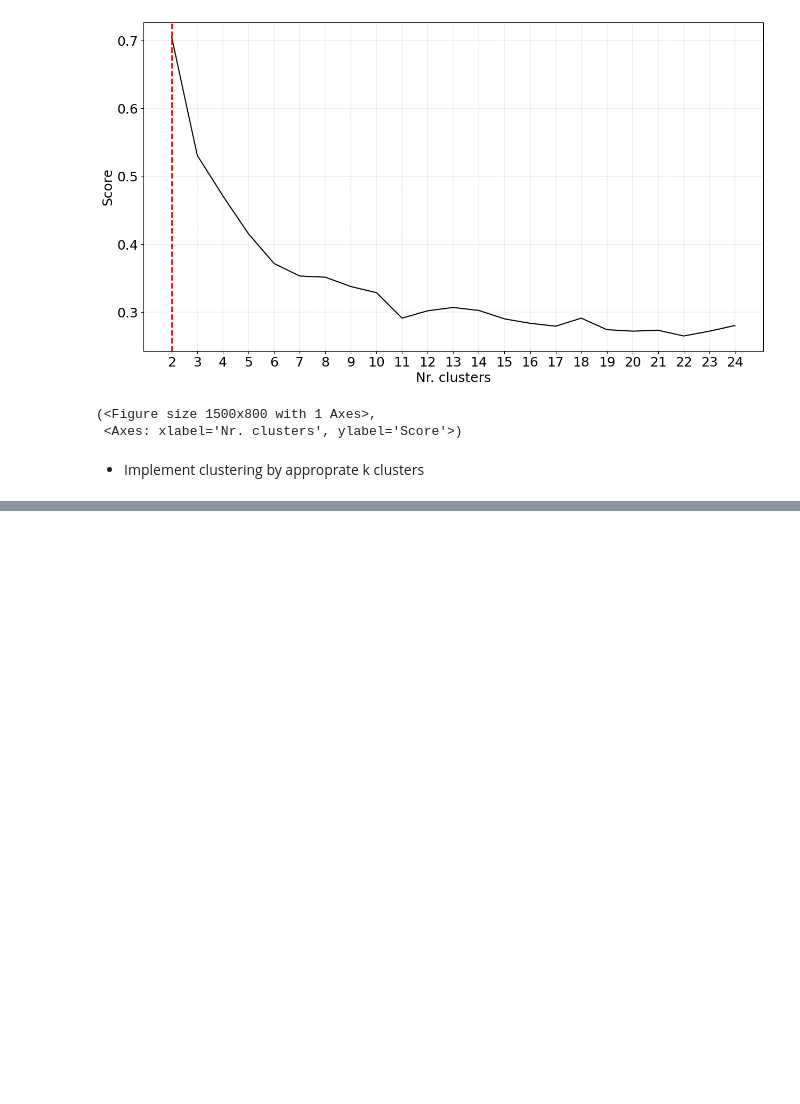
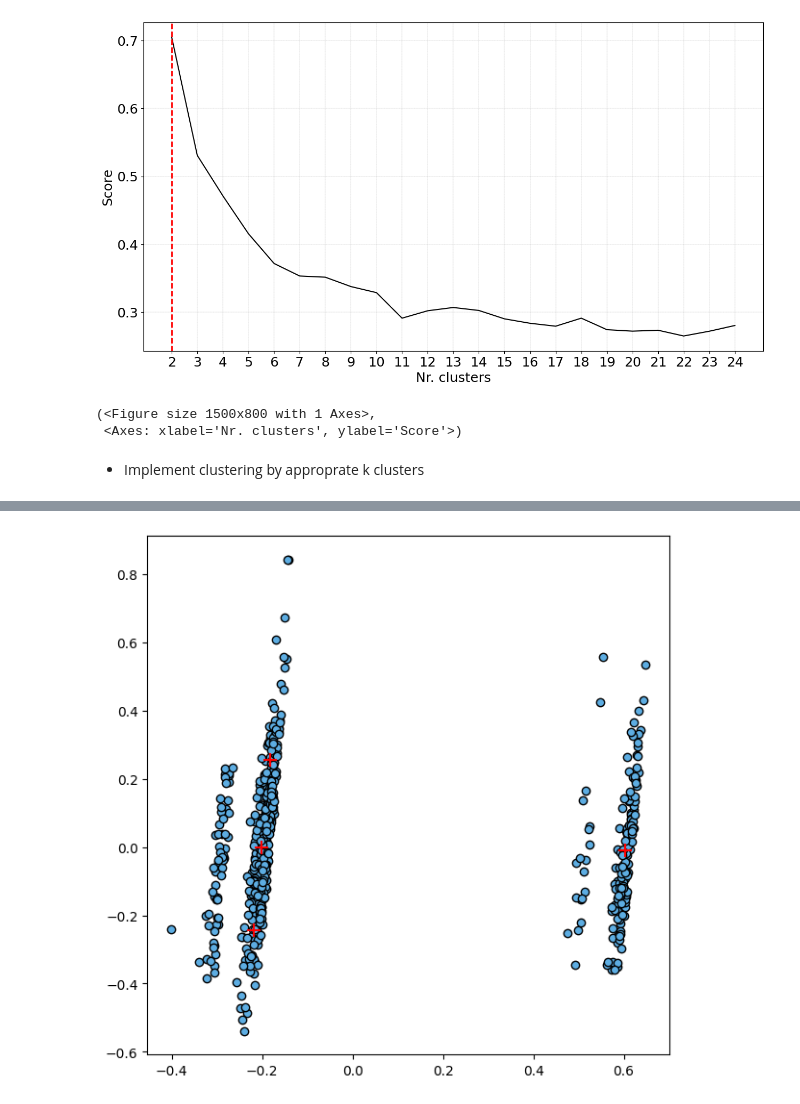
Before and after one commit to Narius2030/Sakila-Business-Analysis, a Jupyter notebook: customer_segment.ipynb, the cells around one changed output, grey strips where cells are left out. Cells and saved outputs as stored; diff of their text form; code cells hidden in the pictures; blank space fills up the shorter version.

```diff
--- a/customer_segment.ipynb
+++ b/customer_segment.ipynb
@@ -229,0 +243,13 @@ for i in cols:
+# %%
+def cluster_scatterplot(data, centers):
+    twodim = PCA().fit_transform(data)[:,:2]
+    plt.figure(figsize=(7,7))
+    plt.scatter(twodim[:,0], twodim[:,1], edgecolors='k', c='#5DADE2')
+
+    twodim = PCA().fit_transform(centers)[:,:2]
+    for i,j in twodim:
+        plt.scatter(i, j, s=100, c='r', marker='+')
+# %%
+cluster_scatterplot(segment_scale, kmeans.cluster_centers_)
+# %% [output]
+[figure, added]
```
Also changed, not shown: parts of 9 cells of this notebook, 1 other file.
